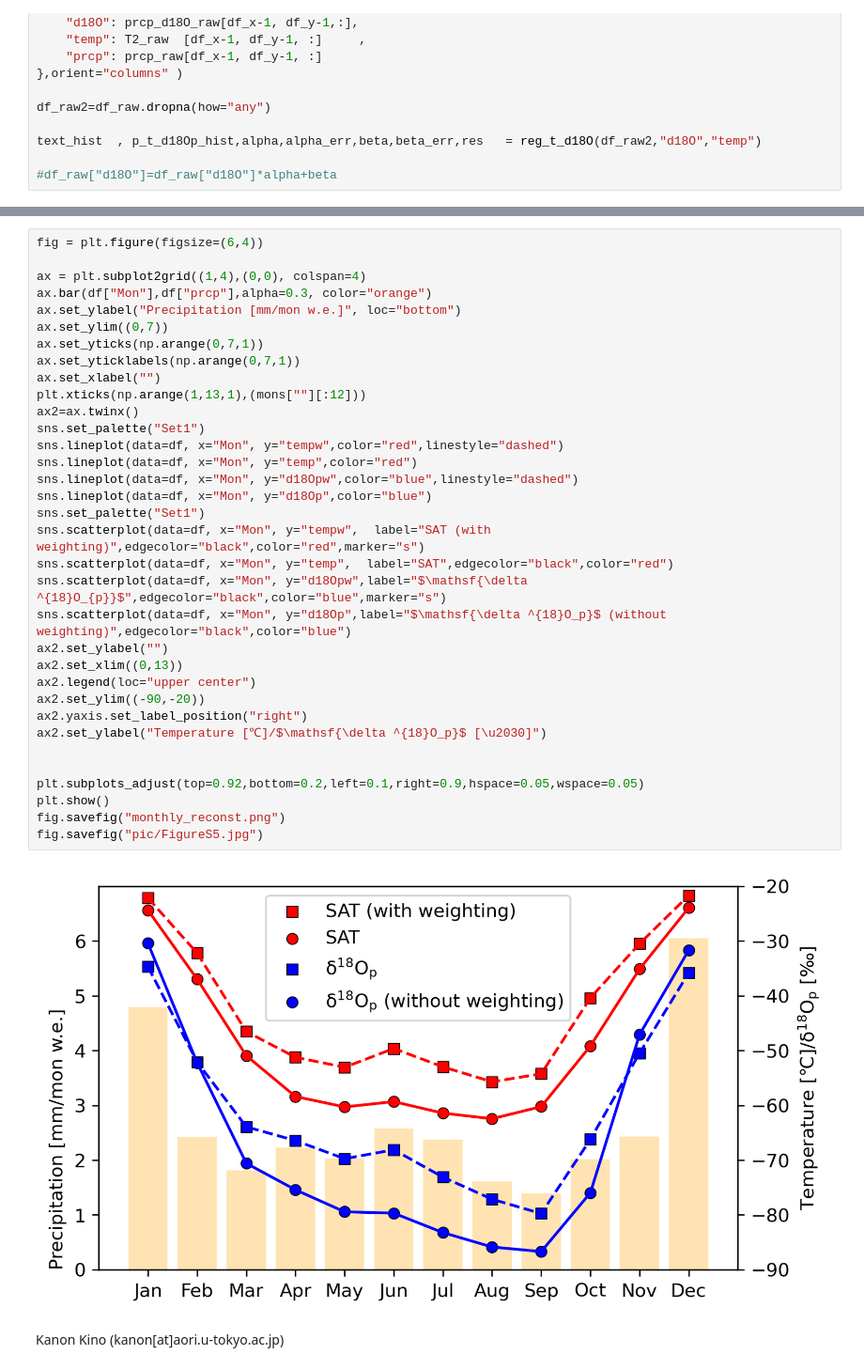
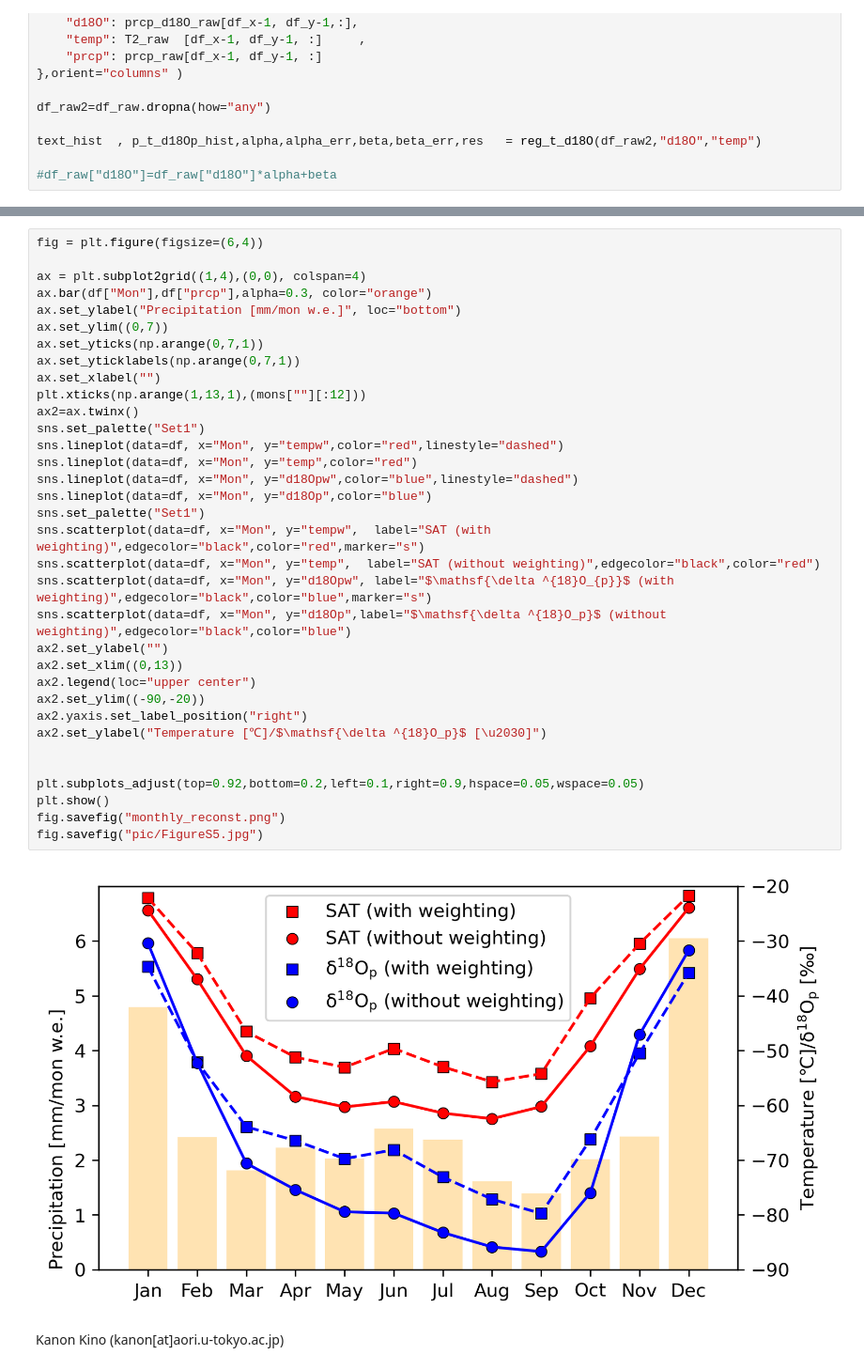
Before and after one commit to kanonundgigue/SAM_DomeFuji, a Jupyter notebook: monthly_clm_DF.ipynb, the cells around one changed output, grey strips where cells are left out. Shown at 94% size. Cells and saved outputs as stored; diff of their text form.

```diff
--- a/monthly_clm_DF.ipynb
+++ b/monthly_clm_DF.ipynb
@@ -122,35 +122,35 @@ fig = plt.figure(figsize=(6,4))
 ax = plt.subplot2grid((1,4),(0,0), colspan=4)
 ax.bar(df["Mon"],df["prcp"],alpha=0.3, color="orange")
 ax.set_ylabel("Precipitation [mm/mon w.e.]", loc="bottom")
 ax.set_ylim((0,7))
 ax.set_yticks(np.arange(0,7,1))
 ax.set_yticklabels(np.arange(0,7,1))
 ax.set_xlabel("")
 plt.xticks(np.arange(1,13,1),(mons[""][:12]))
 ax2=ax.twinx()
 sns.set_palette("Set1")
 sns.lineplot(data=df, x="Mon", y="tempw",color="red",linestyle="dashed")
 sns.lineplot(data=df, x="Mon", y="temp",color="red")
 sns.lineplot(data=df, x="Mon", y="d18Opw",color="blue",linestyle="dashed")
 sns.lineplot(data=df, x="Mon", y="d18Op",color="blue")
 sns.set_palette("Set1")
 sns.scatterplot(data=df, x="Mon", y="tempw",  label="SAT (with weighting)",edgecolor="black",color="red",marker="s")
-sns.scatterplot(data=df, x="Mon", y="temp",  label="SAT",edgecolor="black",color="red")
-sns.scatterplot(data=df, x="Mon", y="d18Opw",label="$\mathsf{\delta ^{18}O_{p}}$",edgecolor="black",color="blue",marker="s")
+sns.scatterplot(data=df, x="Mon", y="temp",  label="SAT (without weighting)",edgecolor="black",color="red")
+sns.scatterplot(data=df, x="Mon", y="d18Opw", label="$\mathsf{\delta ^{18}O_{p}}$ (with weighting)",edgecolor="black",color="blue",marker="s")
 sns.scatterplot(data=df, x="Mon", y="d18Op",label="$\mathsf{\delta ^{18}O_p}$ (without weighting)",edgecolor="black",color="blue")
 ax2.set_ylabel("")
 ax2.set_xlim((0,13))
 ax2.legend(loc="upper center")
 ax2.set_ylim((-90,-20))
 ax2.yaxis.set_label_position("right")
 ax2.set_ylabel("Temperature [℃]/$\mathsf{\delta ^{18}O_p}$ [\u2030]")
 
 
 plt.subplots_adjust(top=0.92,bottom=0.2,left=0.1,right=0.9,hspace=0.05,wspace=0.05)
 plt.show()
 fig.savefig("monthly_reconst.png")
 fig.savefig("pic/FigureS5.jpg")
 # %% [output]
-[figure, old version]
+[figure, new version]
 # %% [markdown]
 Kanon Kino (kanon[at]aori.u-tokyo.ac.jp)
```
Also changed, not shown: 26 other files.
